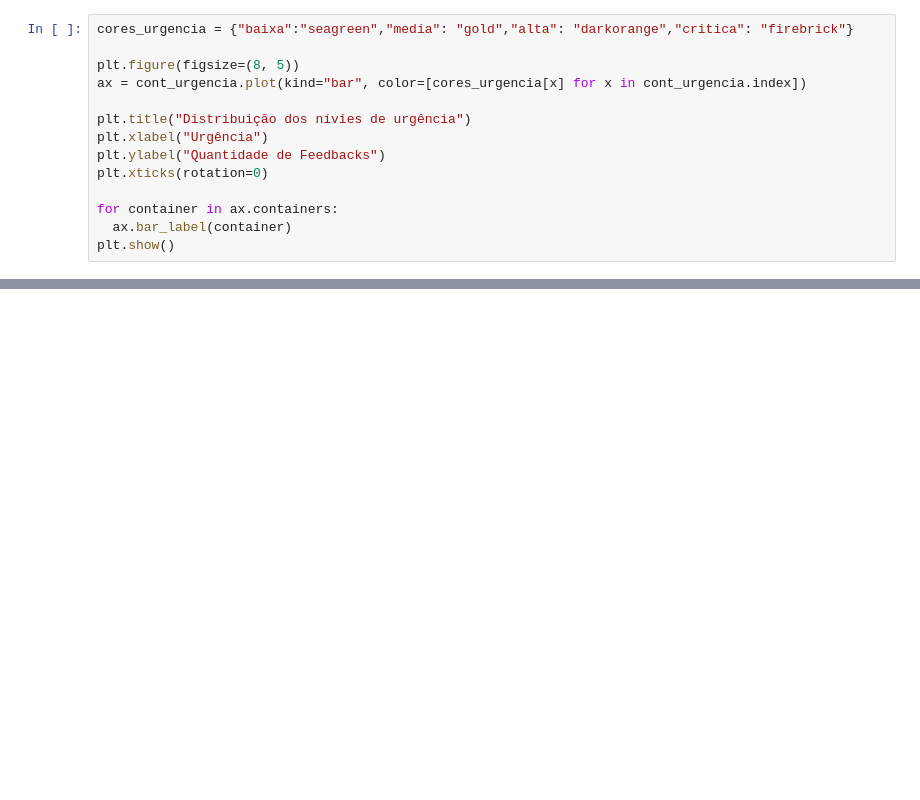
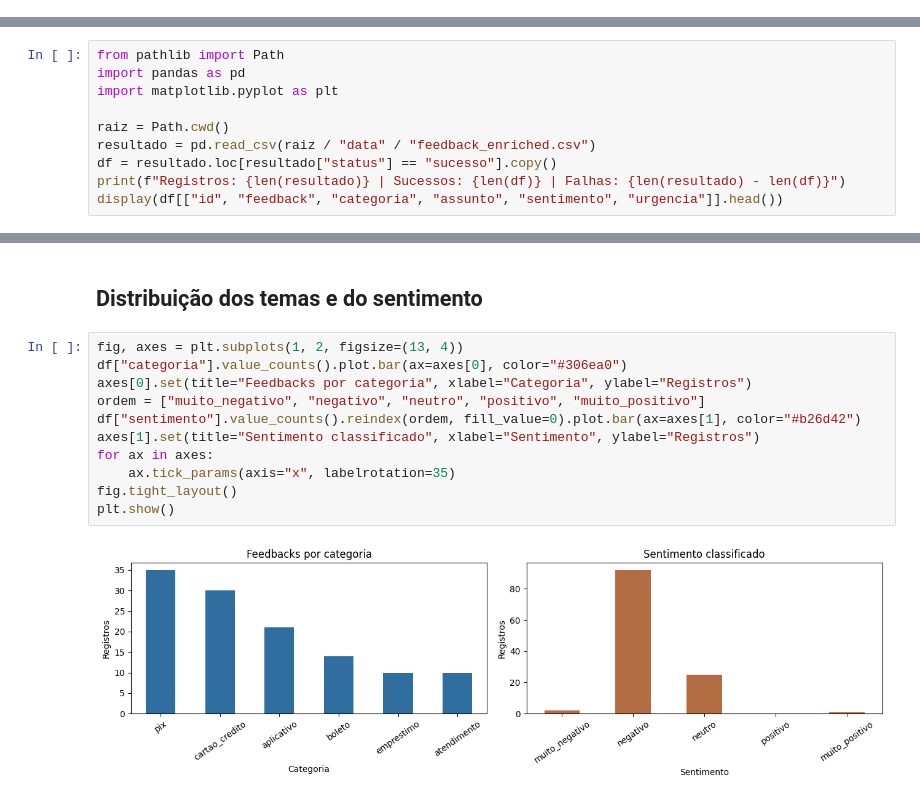
Before and after one commit to guimalucas/AI-Customer-Intelligence, a Jupyter notebook: 01_customer_feedback_analysis.ipynb, the cells around one changed output, grey strips where cells are left out. Saved outputs shown, nothing was run; the diff lists cells and outputs as text; blank space fills up the shorter version.

```diff
--- a/01_customer_feedback_analysis.ipynb
+++ b/01_customer_feedback_analysis.ipynb
@@ -237,14 +0,0 @@ dtype: int64
-# %%
-cores_urgencia = {"baixa":"seagreen","media": "gold","alta": "darkorange","critica": "firebrick"}
-
-plt.figure(figsize=(8, 5))
-ax = cont_urgencia.plot(kind="bar", color=[cores_urgencia[x] for x in cont_urgencia.index])
-
-plt.title("Distribuição dos nívies de urgência")
-plt.xlabel("Urgência")
-plt.ylabel("Quantidade de Feedbacks")
-plt.xticks(rotation=0)
-
-for container in ax.containers:
-  ax.bar_label(container)
-plt.show()
@@ -341,0 +5,10 @@ No geral, o projeto mostra como feedbacks escritos em linguagem natural podem se
+# %%
+from pathlib import Path
+import pandas as pd
+import matplotlib.pyplot as plt
+
+raiz = Path.cwd()
+resultado = pd.read_csv(raiz / "data" / "feedback_enriched.csv")
+df = resultado.loc[resultado["status"] == "sucesso"].copy()
+print(f"Registros: {len(resultado)} | Sucessos: {len(df)} | Falhas: {len(resultado) - len(df)}")
+display(df[["id", "feedback", "categoria", "assunto", "sentimento", "urgencia"]].head())
@@ -341,0 +37,15 @@ No geral, o projeto mostra como feedbacks escritos em linguagem natural podem se
+# %% [markdown]
+## Distribuição dos temas e do sentimento
+# %%
+fig, axes = plt.subplots(1, 2, figsize=(13, 4))
+df["categoria"].value_counts().plot.bar(ax=axes[0], color="#306ea0")
+axes[0].set(title="Feedbacks por categoria", xlabel="Categoria", ylabel="Registros")
+ordem = ["muito_negativo", "negativo", "neutro", "positivo", "muito_positivo"]
+df["sentimento"].value_counts().reindex(ordem, fill_value=0).plot.bar(ax=axes[1], color="#b26d42")
+axes[1].set(title="Sentimento classificado", xlabel="Sentimento", ylabel="Registros")
+for ax in axes:
+    ax.tick_params(axis="x", labelrotation=35)
+fig.tight_layout()
+plt.show()
+# %% [output]
+[figure, added]
```
Also changed, not shown: parts of 37 cells of this notebook, 7 other files.
